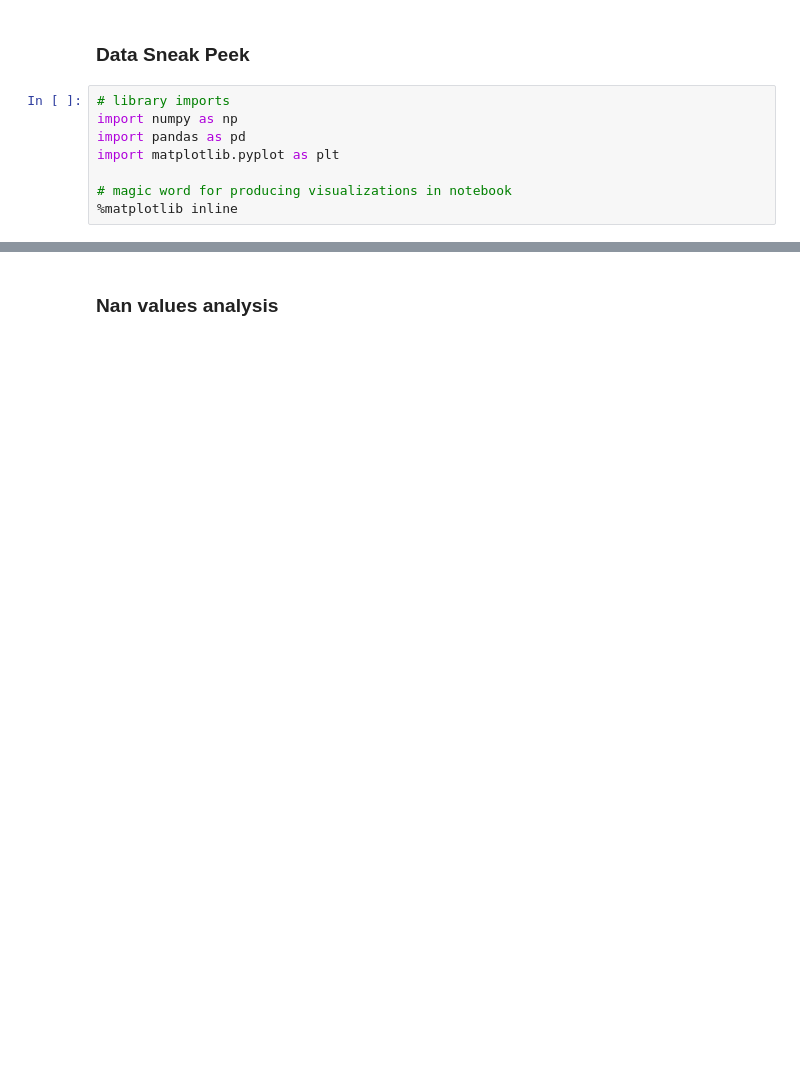
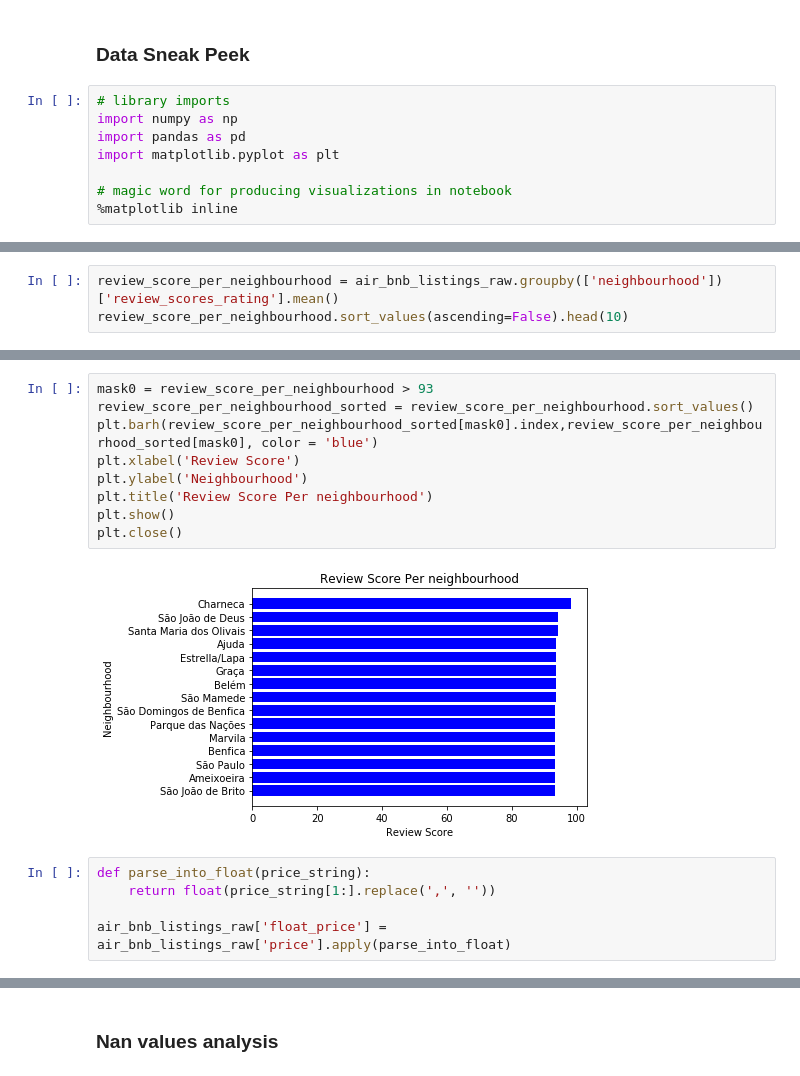
Before and after one commit to diogo-bastos/airbnb-lisbon-data-analysis, a Jupyter notebook: Airbnb-Lisbon-Data-Analysis.ipynb, the cells around one changed output, grey strips where cells are left out. Drawn from its saved outputs; the diff is of its cells as text; blank space fills up the shorter version.

```diff
--- a/Airbnb-Lisbon-Data-Analysis.ipynb
+++ b/Airbnb-Lisbon-Data-Analysis.ipynb
@@ -51,0 +81,3 @@ This dataset has 3818 rows and 92 columns
+# %%
+review_score_per_neighbourhood = air_bnb_listings_raw.groupby(['neighbourhood'])['review_scores_rating'].mean()
+review_score_per_neighbourhood.sort_values(ascending=False).head(10)
@@ -51,0 +97,16 @@ This dataset has 3818 rows and 92 columns
+# %%
+mask0 = review_score_per_neighbourhood > 93
+review_score_per_neighbourhood_sorted = review_score_per_neighbourhood.sort_values()
+plt.barh(review_score_per_neighbourhood_sorted[mask0].index,review_score_per_neighbourhood_sorted[mask0], color = 'blue')
+plt.xlabel('Review Score')
+plt.ylabel('Neighbourhood')
+plt.title('Review Score Per neighbourhood')
+plt.show()
+plt.close()
+# %% [output]
+[figure, added]
+# %%
+def parse_into_float(price_string):
+    return float(price_string[1:].replace(',', ''))
+
+air_bnb_listings_raw['float_price'] = air_bnb_listings_raw['price'].apply(parse_into_float)
```
Also changed, not shown: parts of 13 cells of this notebook, 1 other file.
